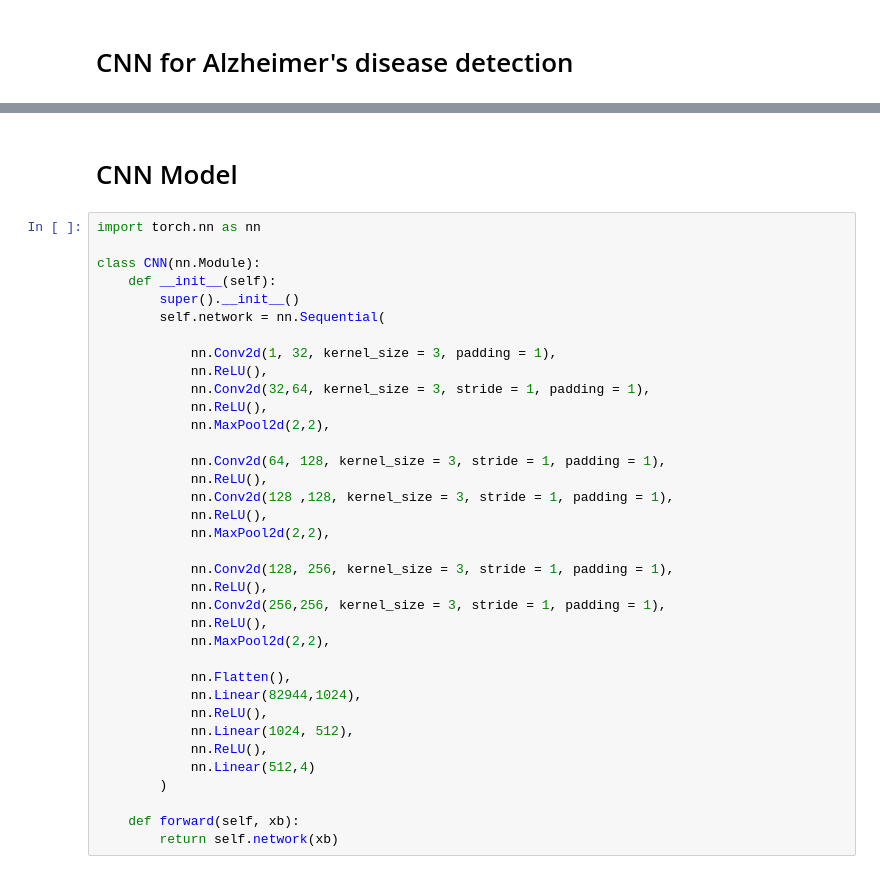
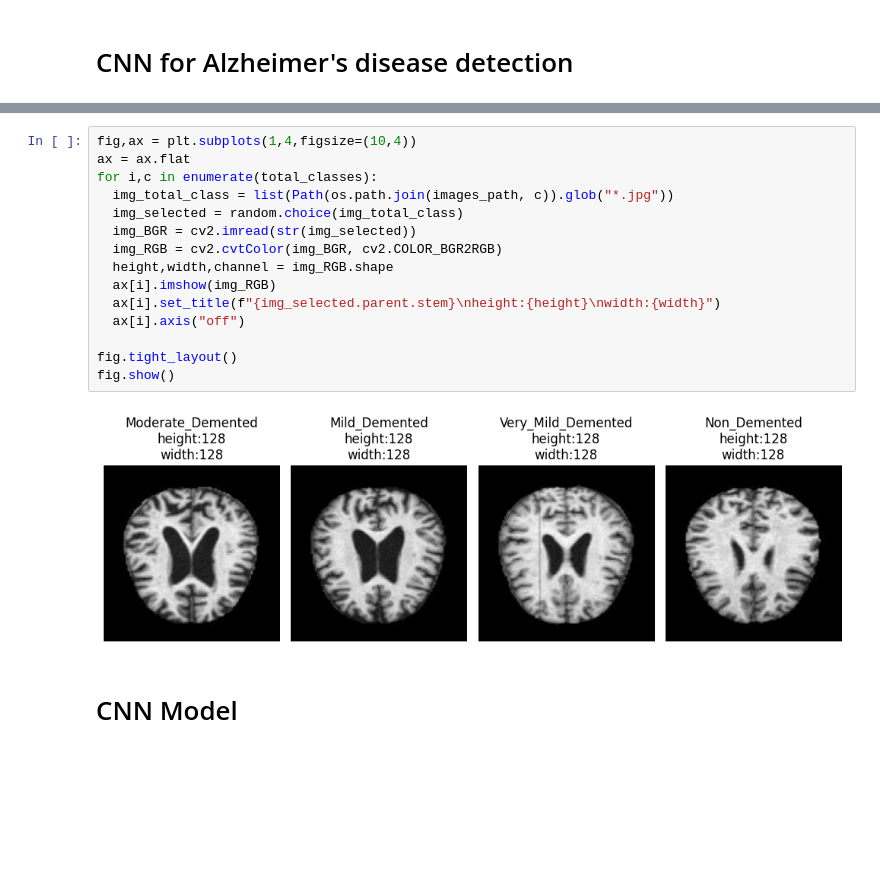
Before and after one commit to svghadi/simple-cnn, a Jupyter notebook: cnn.ipynb, the cells around one changed output, grey strips where cells are left out. Cells and saved outputs as stored; diff of their text form; blank space fills up the shorter version.

```diff
--- a/cnn.ipynb
+++ b/cnn.ipynb
@@ -173,38 +58,19 @@ Number of test data batches:  10
+# %%
+fig,ax = plt.subplots(1,4,figsize=(10,4))
+ax = ax.flat
+for i,c in enumerate(total_classes):
+  img_total_class = list(Path(os.path.join(images_path, c)).glob("*.jpg"))
+  img_selected = random.choice(img_total_class)
+  img_BGR = cv2.imread(str(img_selected))
+  img_RGB = cv2.cvtColor(img_BGR, cv2.COLOR_BGR2RGB)
+  height,width,channel = img_RGB.shape
+  ax[i].imshow(img_RGB)
+  ax[i].set_title(f"{img_selected.parent.stem}\nheight:{height}\nwidth:{width}")
+  ax[i].axis("off")
+
+fig.tight_layout()
+fig.show()
+# %% [output]
+[figure, added]
 # %% [markdown]
 # CNN Model
-# %%
-import torch.nn as nn
-
-class CNN(nn.Module):
-    def __init__(self):
-        super().__init__()
-        self.network = nn.Sequential(
-
-            nn.Conv2d(1, 32, kernel_size = 3, padding = 1),
-            nn.ReLU(),
-            nn.Conv2d(32,64, kernel_size = 3, stride = 1, padding = 1),
-            nn.ReLU(),
-            nn.MaxPool2d(2,2),
-
-            nn.Conv2d(64, 128, kernel_size = 3, stride = 1, padding = 1),
-            nn.ReLU(),
-            nn.Conv2d(128 ,128, kernel_size = 3, stride = 1, padding = 1),
-            nn.ReLU(),
-            nn.MaxPool2d(2,2),
-
-            nn.Conv2d(128, 256, kernel_size = 3, stride = 1, padding = 1),
-            nn.ReLU(),
-            nn.Conv2d(256,256, kernel_size = 3, stride = 1, padding = 1),
-            nn.ReLU(),
-            nn.MaxPool2d(2,2),
-
-            nn.Flatten(),
-            nn.Linear(82944,1024),
-            nn.ReLU(),
-            nn.Linear(1024, 512),
-            nn.ReLU(),
-            nn.Linear(512,4)
-        )
-
-    def forward(self, xb):
-        return self.network(xb)
```
Also changed, not shown: parts of 35 cells of this notebook, 2 other files.
